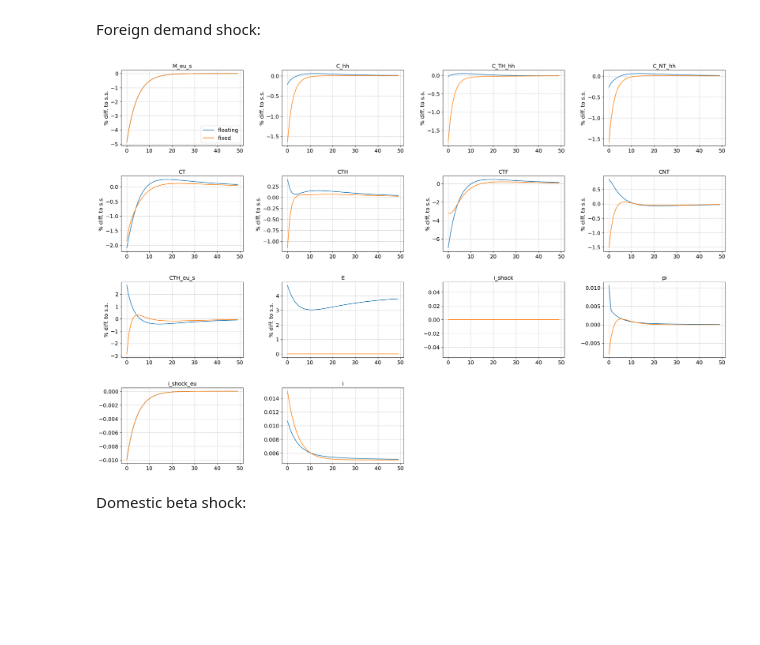
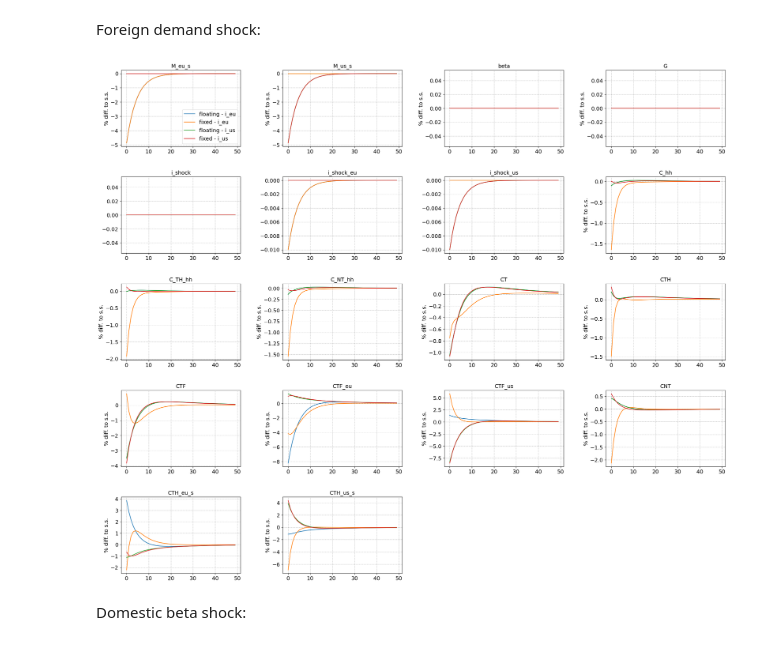
Before and after one commit to AndreaNoergaardAndersen/Master-Thesis, a Jupyter notebook: I-HANK - EU and US/IHANK.ipynb, the cells around one changed output. Drawn from its saved outputs; the diff is of its cells as text; code cells hidden in the pictures; blank space fills up the shorter version.

```diff
--- a/I-HANK - EU and US/IHANK.ipynb
+++ b/I-HANK - EU and US/IHANK.ipynb
@@ -28,6 +28,9 @@ import os #save figures
 folder_eu = "EU extension"
 os.makedirs(folder_eu, exist_ok=True)
 
+folder_us = "US extension"
+os.makedirs(folder_us, exist_ok=True)
+
 import matplotlib.pyplot as plt
 colors = plt.rcParams['axes.prop_cycle'].by_key()['color']
 plt.rcParams.update({"axes.grid" : True, "grid.color": "black", "grid.alpha":"0.25", "grid.linestyle": "--"})
@@ -316,7 +316,7 @@ G.find_transition_path(shocks=['G'],do_print=False,do_end_check=False)
 Domestic i shock:
 # %%
 i_shock_model = model.copy()
-M_s.par.jump_i_shock = -0.01 # initial jump
-M_s.par.rho_i_shock= 0.80 # AR(1) coefficeint
+i_shock_model.par.jump_i_shock = -0.01 # initial jump
+i_shock_model.par.rho_i_shock= 0.80 # AR(1) coefficeint
 
 i_shock_model.find_transition_path(shocks=['i_shock'],do_print=False,do_end_check=False)
@@ -323 +325,7 @@ i_shock_model.find_transition_path(shocks=['i_shock'],do_print=False,do_end_chec
+# %%
+i_shock_us_model = model.copy()
+i_shock_us_model.par.jump_i_shock_us = -0.01 # initial jump
+i_shock_us_model.par.rho_i_shock_us= 0.80 # AR(1) coefficeint
+
+i_shock_us_model.find_transition_path(shocks=['i_shock_us'],do_print=False,do_end_check=False)
 # %%
@@ -403,11 +405,17 @@ M_s_fixed.par.rho_i_shock_eu= 0.80 # AR(1) coefficeint
 M_s_fixed.find_transition_path(shocks=['i_shock_eu'])
+# %%
+i_shock_us_fixed = fixed.copy()
+i_shock_us_fixed.par.jump_i_shock_us = -0.01 # initial jump
+i_shock_us_fixed.par.rho_i_shock_us= 0.80 # AR(1) coefficeint
+
+i_shock_us_fixed.find_transition_path(shocks=['i_shock_us'],do_print=False,do_end_check=False)
 # %%
-models = [M_s,M_s_fixed]
-labels = ['floating','fixed']
-model.compare_IRFs(models,labels,varnames=['M_eu_s','C_hh','C_TH_hh','C_NT_hh','CT','CTH','CTF','CNT','CTH_eu_s','E','i_shock','pi', 'i_shock_eu','i'], do_shocks=False,do_targets=False,
-        abs_diff=None,lvl_value=['i_shock','pi', 'i_shock_eu','i'],T_max=50, filename=os.path.join(folder_eu, "fixed_float"))
+models = [M_s,M_s_fixed,i_shock_us_model,i_shock_us_fixed]
+labels = ['floating - i_eu','fixed - i_eu','floating - i_us','fixed - i_us']
+model.compare_IRFs(models,labels,varnames=['M_eu_s','M_us_s','beta','G','i_shock', 'i_shock_eu', 'i_shock_us','C_hh','C_TH_hh','C_NT_hh','CT','CTH','CTF','CTF_eu','CTF_us','CNT','CTH_eu_s','CTH_us_s'], do_shocks=False,do_targets=False,
+        abs_diff=None,lvl_value=['i_shock','pi', 'i_shock_eu','i', 'i_shock_us'],T_max=50, filename=os.path.join(folder_us, "fixed_float"))
 # %% [output]
-[figure, old version]
+[figure, new version]
 # %% [markdown]
 Domestic beta shock:
 # %%
```
Also changed, not shown: parts of 19 cells of this notebook, 11 other files.
